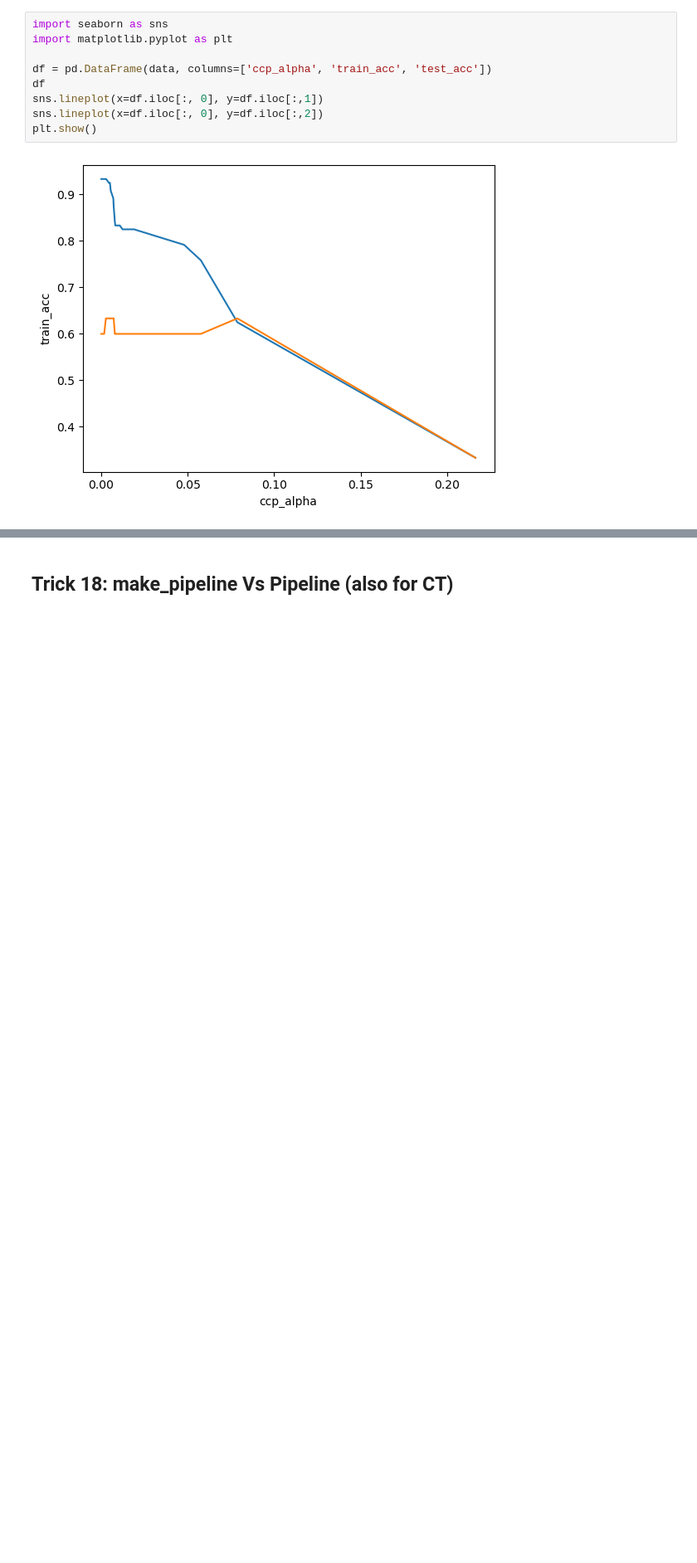
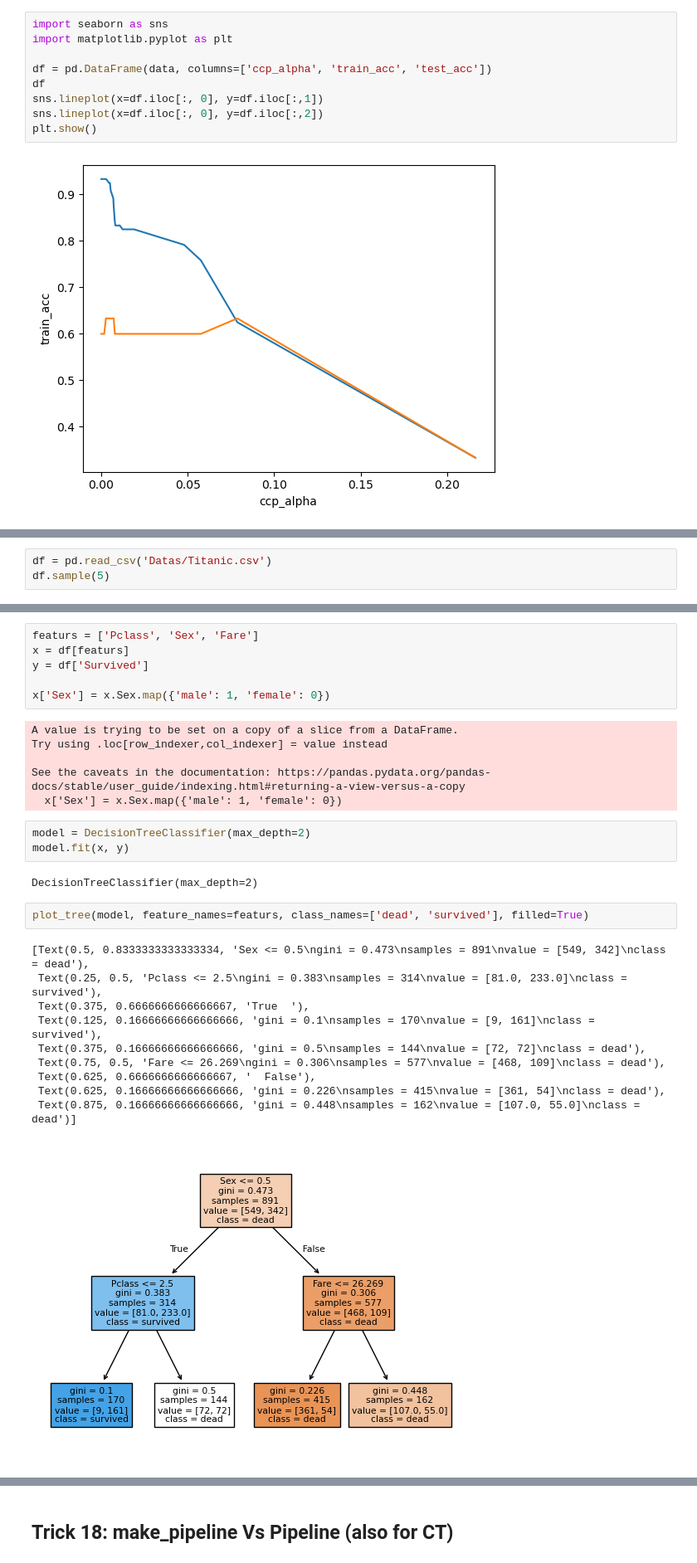
Before and after one commit to sher2008v/ml-practice-lab, a Jupyter notebook: 8- 20 Scikit-Learns' Tricks/Notebook.ipynb, the cells around one changed output, grey strips where cells are left out. Shown at 83% size. Drawn from its saved outputs; the diff is of its cells as text; blank space fills up the shorter version.

```diff
--- a/8- 20 Scikit-Learns' Tricks/Notebook.ipynb
+++ b/8- 20 Scikit-Learns' Tricks/Notebook.ipynb
@@ -750,0 +753,3 @@ plt.show()
+# %%
+df = pd.read_csv('Datas/Titanic.csv')
+df.sample(5)
@@ -750,0 +763,30 @@ plt.show()
+# %%
+featurs = ['Pclass', 'Sex', 'Fare']
+x = df[featurs]
+y = df['Survived']
+
+x['Sex'] = x.Sex.map({'male': 1, 'female': 0})
+# %% [output]
+A value is trying to be set on a copy of a slice from a DataFrame.
+Try using .loc[row_indexer,col_indexer] = value instead
+
+See the caveats in the documentation: https://pandas.pydata.org/pandas-docs/stable/user_guide/indexing.html#returning-a-view-versus-a-copy
+  x['Sex'] = x.Sex.map({'male': 1, 'female': 0})
+# %%
+model = DecisionTreeClassifier(max_depth=2)
+model.fit(x, y)
+# %% [output]
+DecisionTreeClassifier(max_depth=2)
+# %%
+plot_tree(model, feature_names=featurs, class_names=['dead', 'survived'], filled=True)
+# %% [output]
+[Text(0.5, 0.8333333333333334, 'Sex <= 0.5\ngini = 0.473\nsamples = 891\nvalue = [549, 342]\nclass = dead'),
+ Text(0.25, 0.5, 'Pclass <= 2.5\ngini = 0.383\nsamples = 314\nvalue = [81.0, 233.0]\nclass = survived'),
+ Text(0.375, 0.6666666666666667, 'True  '),
+ Text(0.125, 0.16666666666666666, 'gini = 0.1\nsamples = 170\nvalue = [9, 161]\nclass = survived'),
+ Text(0.375, 0.16666666666666666, 'gini = 0.5\nsamples = 144\nvalue = [72, 72]\nclass = dead'),
+ Text(0.75, 0.5, 'Fare <= 26.269\ngini = 0.306\nsamples = 577\nvalue = [468, 109]\nclass = dead'),
+ Text(0.625, 0.6666666666666667, '  False'),
+ Text(0.625, 0.16666666666666666, 'gini = 0.226\nsamples = 415\nvalue = [361, 54]\nclass = dead'),
+ Text(0.875, 0.16666666666666666, 'gini = 0.448\nsamples = 162\nvalue = [107.0, 55.0]\nclass = dead')]
+[figure, added]
```
Also changed, not shown: parts of 19 cells of this notebook, 1 other file.
